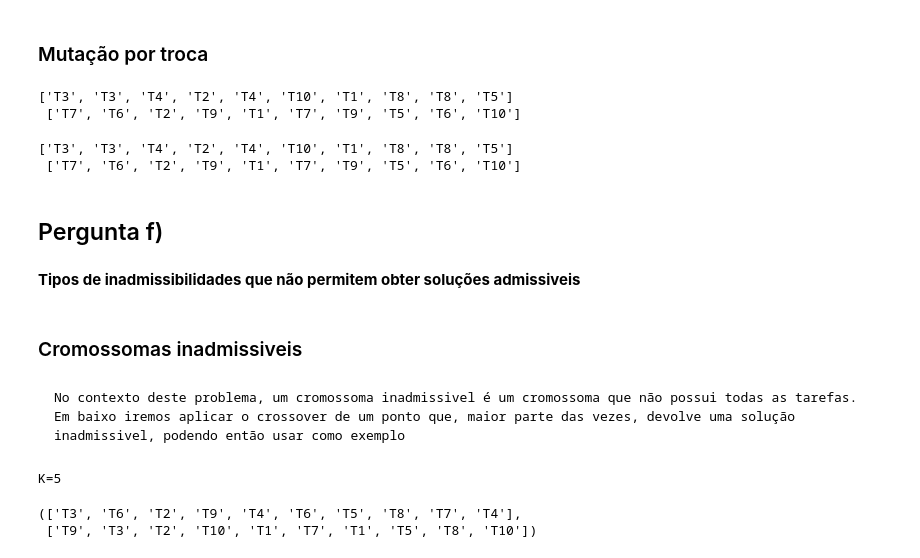
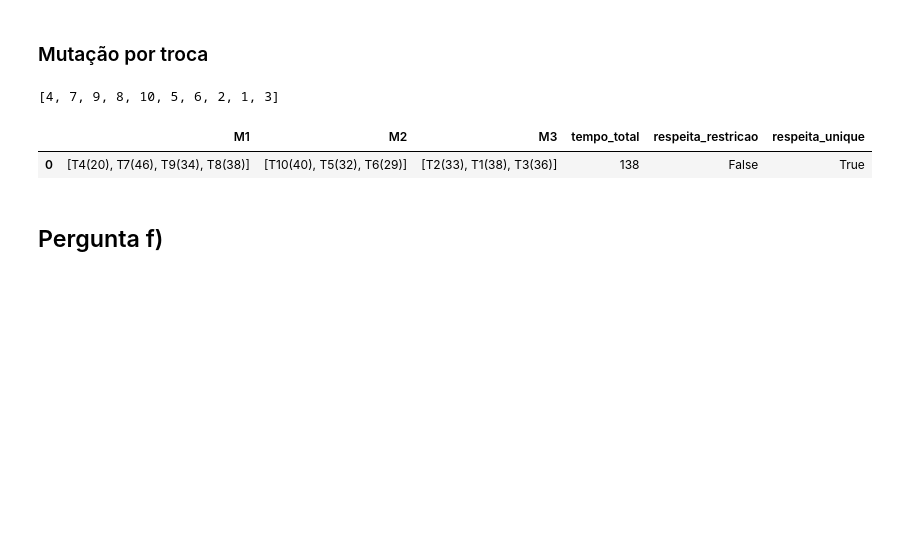
Before and after one commit to kardecallan566/Trab_grup_OH, a Jupyter notebook: notebooks/sugestao.ipynb, the cells around one changed output. Drawn from its saved outputs; the diff is of its cells as text; code cells hidden in the pictures; blank space fills up the shorter version.

```diff
--- a/notebooks/sugestao.ipynb
+++ b/notebooks/sugestao.ipynb
@@ -381,16 +403,14 @@ filho
 # %% [markdown]
 ### Mutação por troca
 # %%
-def mutacao_troca(cromossomo, probabilidade=.1):
-    cromossomo_mutado = copy.deepcopy(cromossomo)
-
+def mutacao(crom, prob=.1):
+    crom = crom.copy()
     # Verificar se a mutação será aplicada com base na probabilidade
-    if random.random() < probabilidade:
+    if random.random() < prob:
         # Selecionar aleatoriamente duas posições diferentes no cromossomo
-        posicao1 = random.randint(0, len(cromossomo)-1)
-        posicao2 = random.randint(0, len(cromossomo)-1)
+        ind1 = random.randint(0, len(crom)-1)
+        ind2 = random.randint(0, len(crom)-1)
 
         # Realizar a troca entre as duas posições
-        cromossomo_mutado[posicao1], cromossomo_mutado[posicao2] = cromossomo_mutado[posicao2], cromossomo_mutado[posicao1]
-
-    return cromossomo_mutado
+        crom[ind1], crom[ind2] = crom[ind2], crom[ind1]
+    return crom
@@ -399,5 +416,0 @@ filho1, filho2 = CrossUniforme(heuristica)
-# %%
-print(filho1, "\n",filho2)
-# %% [output]
-['T3', 'T3', 'T4', 'T2', 'T4', 'T10', 'T1', 'T8', 'T8', 'T5']
- ['T7', 'T6', 'T2', 'T9', 'T1', 'T7', 'T9', 'T5', 'T6', 'T10']
@@ -407,21 +417,10 @@ filho2 = mutacao_troca(filho2)
 # %%
-print(filho1, "\n", filho2)
+random.seed(1)
+print(mut := mutacao(filho, prob = 1))
+create_df(fromCromo(mut))
 # %% [output]
-['T3', 'T3', 'T4', 'T2', 'T4', 'T10', 'T1', 'T8', 'T8', 'T5']
- ['T7', 'T6', 'T2', 'T9', 'T1', 'T7', 'T9', 'T5', 'T6', 'T10']
+[4, 7, 9, 8, 10, 5, 6, 2, 1, 3]
+|  | M1 | M2 | M3 | tempo_total | respeita_restricao | respeita_unique |
+| 0 | [T4(20), T7(46), T9(34), T8(38)] | [T10(40), T5(32), T6(29)] | [T2(33), T1(38), T3(36)] | 138 | False | True |
 # %% [markdown]
 ## Pergunta f)
-# %% [markdown]
-**Tipos de inadmissibilidades que não permitem obter soluções admissiveis**
-# %% [markdown]
-### Cromossomas inadmissiveis
-# %% [markdown]
-    No contexto deste problema, um cromossoma inadmissivel é um cromossoma que não possui todas as tarefas.
-    Em baixo iremos aplicar o crossover de um ponto que, maior parte das vezes, devolve uma solução inadmissivel, podendo então usar como exemplo
-# %%
-filho1, filho2 = crossover_um_ponto(pai1, pai2)
-filho1, filho2
-# %% [output]
-K=5
-(['T3', 'T6', 'T2', 'T9', 'T4', 'T6', 'T5', 'T8', 'T7', 'T4'],
- ['T9', 'T3', 'T2', 'T10', 'T1', 'T7', 'T1', 'T5', 'T8', 'T10'])
```
Also changed, not shown: parts of 23 cells of this notebook.
